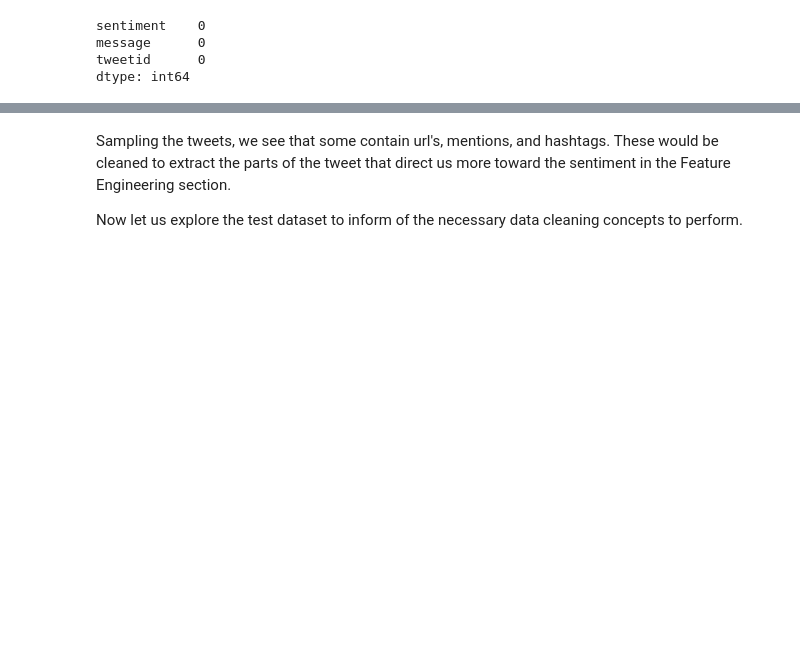
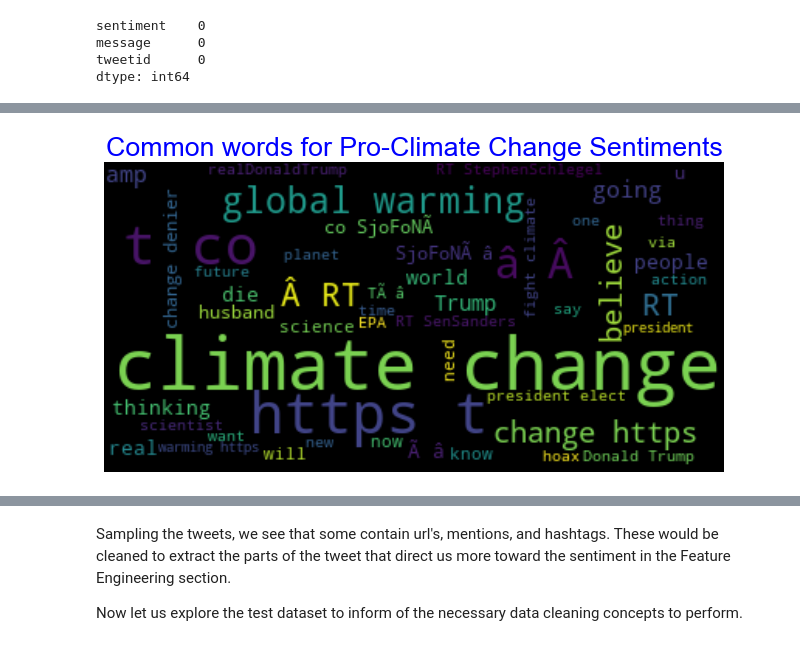
Before and after one commit to JessWN/2110ACDS_T13, a Jupyter notebook: 2110ACDS_T13.ipynb, the cells around one changed output, grey strips where cells are left out. Cells and saved outputs as stored; diff of their text form; code cells hidden in the pictures; blank space fills up the shorter version.

```diff
--- a/2110ACDS_T13.ipynb
+++ b/2110ACDS_T13.ipynb
@@ -384,0 +431,13 @@ Review 5:
+# %%
+text = train_grouped.iloc[2,0]
+wordcloud = WordCloud(max_font_size=50, max_words=50, background_color="black").generate_from_text(text)
+plt.figure(figsize=(10,6), dpi=80)
+
+# Display the generated image:
+# the matplotlib way:
+plt.imshow(wordcloud, interpolation='bilinear')
+plt.title('Common words for Pro-Climate Change Sentiments', fontsize = 24, color = 'blue')
+plt.axis("off")
+plt.show()
+# %% [output]
+[figure, added]
```
Also changed, not shown: parts of 32 cells of this notebook.
